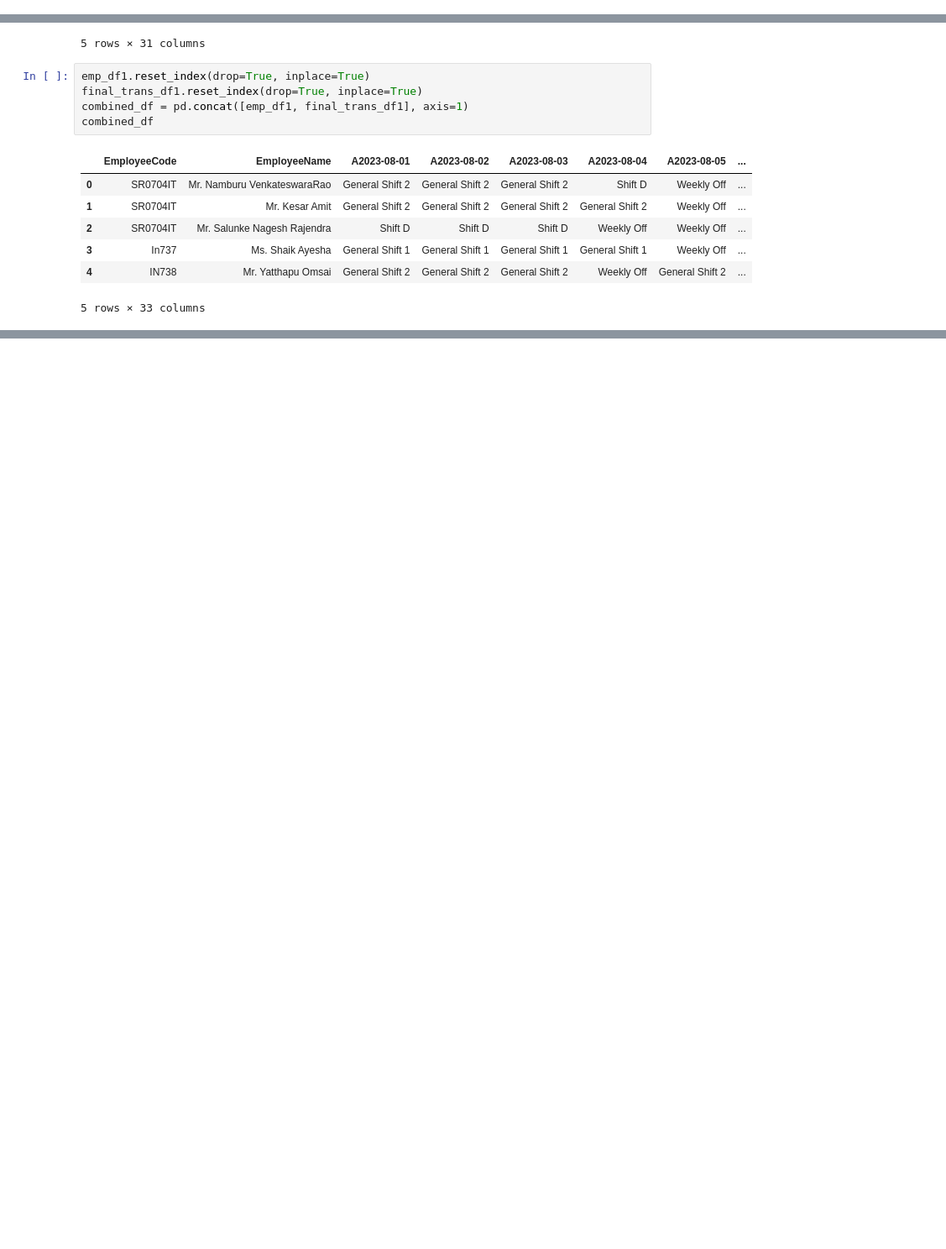
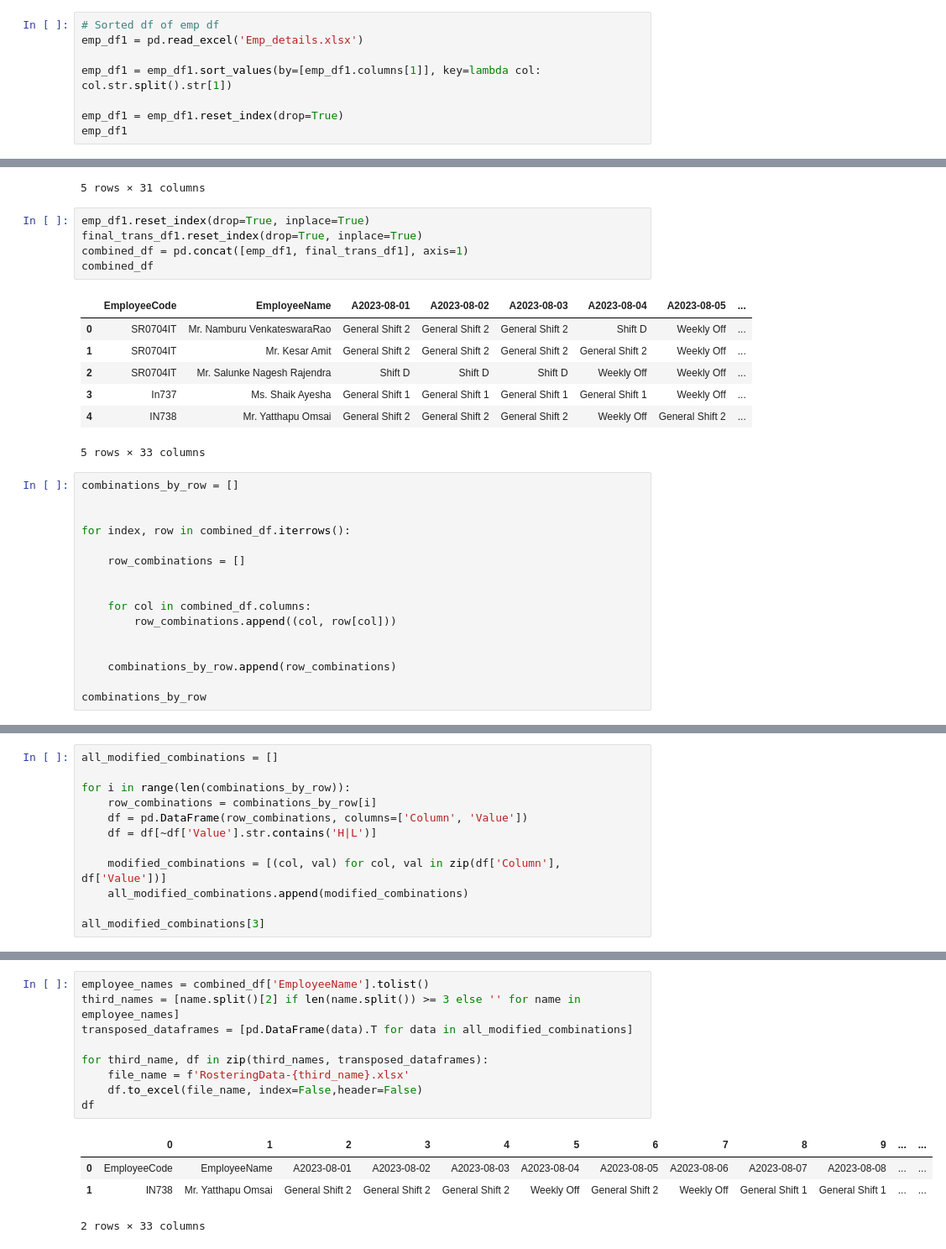
Before and after one commit to Omsai-2000/Python-Projects, a Jupyter notebook: dynamic_roster_code.ipynb, the cells around one changed output, grey strips where cells are left out. Shown: that part at 84% size. Saved outputs shown, nothing was run; the diff lists cells and outputs as text; blank space fills up the shorter version.

```diff
--- a/dynamic_roster_code.ipynb
+++ b/dynamic_roster_code.ipynb
@@ -113,3 +69,11 @@ emp_df1
 | 2 | SR0704IT | Mr. Salunke Nagesh Rajendra |
 | 3 | In737 | Ms. Shaik Ayesha |
 | 4 | IN738 | Mr. Yatthapu Omsai |
+# %%
+# Sorted df of emp df
+emp_df1 = pd.read_excel('Emp_details.xlsx')
+
+emp_df1 = emp_df1.sort_values(by=[emp_df1.columns[1]], key=lambda col: col.str.split().str[1])
+
+emp_df1 = emp_df1.reset_index(drop=True)
+emp_df1
@@ -241,3 +246,19 @@ combined_df
 | 3 | In737 | Ms. Shaik Ayesha | General Shift 1 | General Shift 1 | General Shift 1 | General Shift 1 | Weekly Off | ... |
 | 4 | IN738 | Mr. Yatthapu Omsai | General Shift 2 | General Shift 2 | General Shift 2 | Weekly Off | General Shift 2 | ... |
 5 rows × 33 columns
+# %%
+combinations_by_row = []
+
+
+for index, row in combined_df.iterrows():
+
+    row_combinations = []
+
+
+    for col in combined_df.columns:
+        row_combinations.append((col, row[col]))
+
+
+    combinations_by_row.append(row_combinations)
+
+combinations_by_row
@@ -243,0 +283,12 @@ combined_df
+# %%
+all_modified_combinations = []
+
+for i in range(len(combinations_by_row)):
+    row_combinations = combinations_by_row[i]
+    df = pd.DataFrame(row_combinations, columns=['Column', 'Value'])
+    df = df[~df['Value'].str.contains('H|L')]
+
+    modified_combinations = [(col, val) for col, val in zip(df['Column'], df['Value'])]
+    all_modified_combinations.append(modified_combinations)
+
+all_modified_combinations[3]
@@ -243,0 +313,14 @@ combined_df
+# %%
+employee_names = combined_df['EmployeeName'].tolist()
+third_names = [name.split()[2] if len(name.split()) >= 3 else '' for name in employee_names]
+transposed_dataframes = [pd.DataFrame(data).T for data in all_modified_combinations]
+
+for third_name, df in zip(third_names, transposed_dataframes):
+    file_name = f'RosteringData-{third_name}.xlsx'
+    df.to_excel(file_name, index=False,header=False)
+df
+# %% [output]
+|  | 0 | 1 | 2 | 3 | 4 | 5 | 6 | 7 | 8 | 9 | ... | ... |
+| 0 | EmployeeCode | EmployeeName | A2023-08-01 | A2023-08-02 | A2023-08-03 | A2023-08-04 | A2023-08-05 | A2023-08-06 | A2023-08-07 | A2023-08-08 | ... | ... |
+| 1 | IN738 | Mr. Yatthapu Omsai | General Shift 2 | General Shift 2 | General Shift 2 | Weekly Off | General Shift 2 | Weekly Off | General Shift 1 | General Shift 1 | ... | ... |
+2 rows × 33 columns
```
Also changed, not shown: parts of 9 cells of this notebook.
